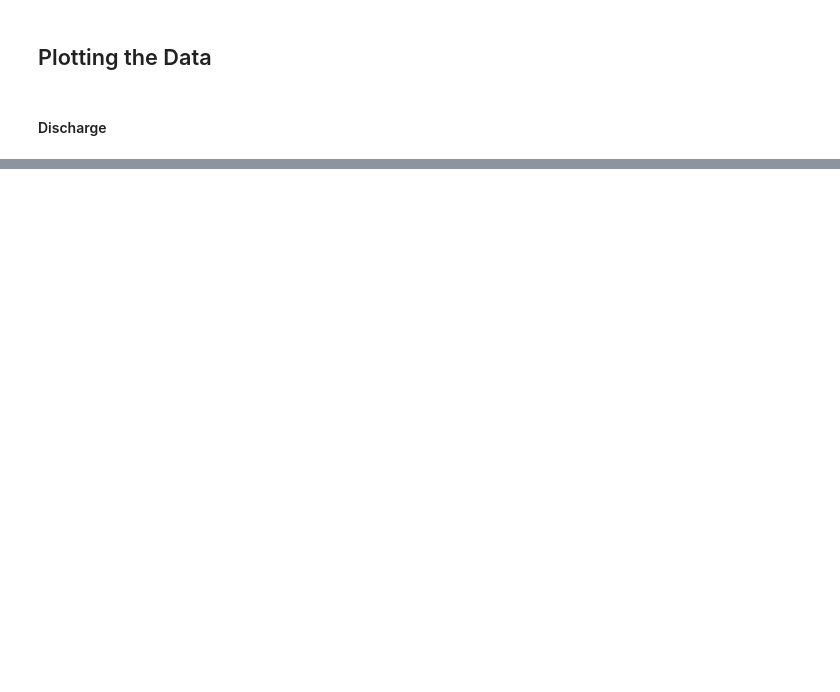
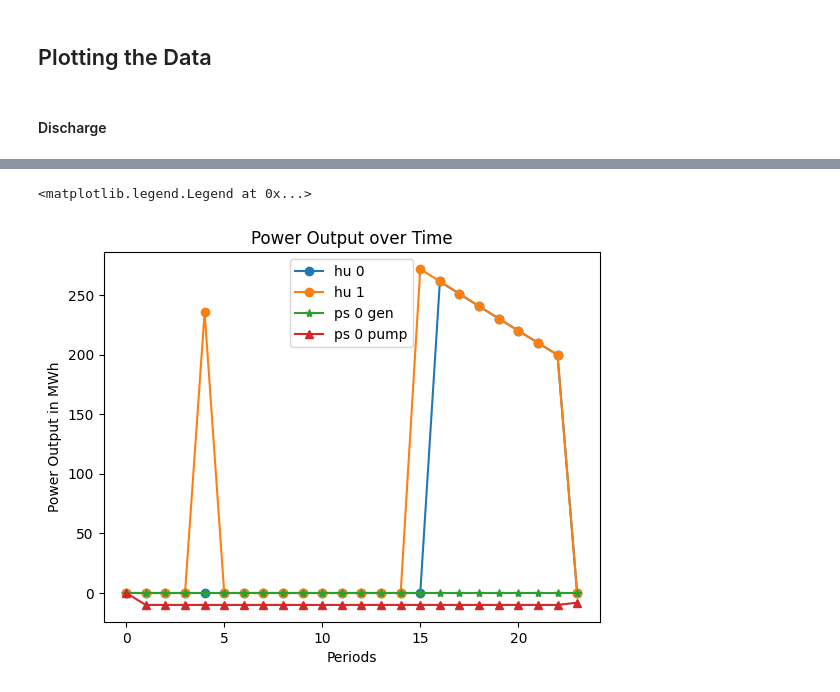
Before and after one commit to FredericWeiss/Seminar-Thesis, a Jupyter notebook: psh.ipynb, the cells around one changed output, grey strips where cells are left out. Saved outputs shown, nothing was run; the diff lists cells and outputs as text; code cells hidden in the pictures; blank space fills up the shorter version.

```diff
--- a/psh.ipynb
+++ b/psh.ipynb
@@ -580,3 +767,26 @@ plt.tight_layout()
+# %%
+fig, ax = plt.subplots()
+
+for i in psh.reservoirs:
+    for j in psh.hu_affiliation[i]:
+        power = [psh.hu_power[i,j,t].solution_value for t in psh.periods]
+        ax.plot(psh.periods, power, label=f'hu {j}', marker='o')
+
+    for k in psh.ps_affiliation[i]:
+        power = [psh.ps_power_gen[i,k,t].solution_value for t in psh.periods]
+        ax.plot(psh.periods, power, label=f'ps {k} gen', marker='*')
+
+    for k in psh.ps_affiliation[i]:
+        power = [psh.ps_power_pump[i,k,t].solution_value * (-1) for t in psh.periods]
+        ax.plot(psh.periods, power, label=f'ps {k} pump', marker='^')
+
+ax.set_title('Power Output over Time')
+ax.set_ylabel('Power Output in MWh')
+ax.set_xlabel('Periods')
+plt.legend()
+# %% [output]
+<matplotlib.legend.Legend at 0x...>
+[figure, added]
 # %%
 fig, ax = plt.subplots(figsize=(5,5))
 
```
Also changed, not shown: parts of 23 cells of this notebook.
